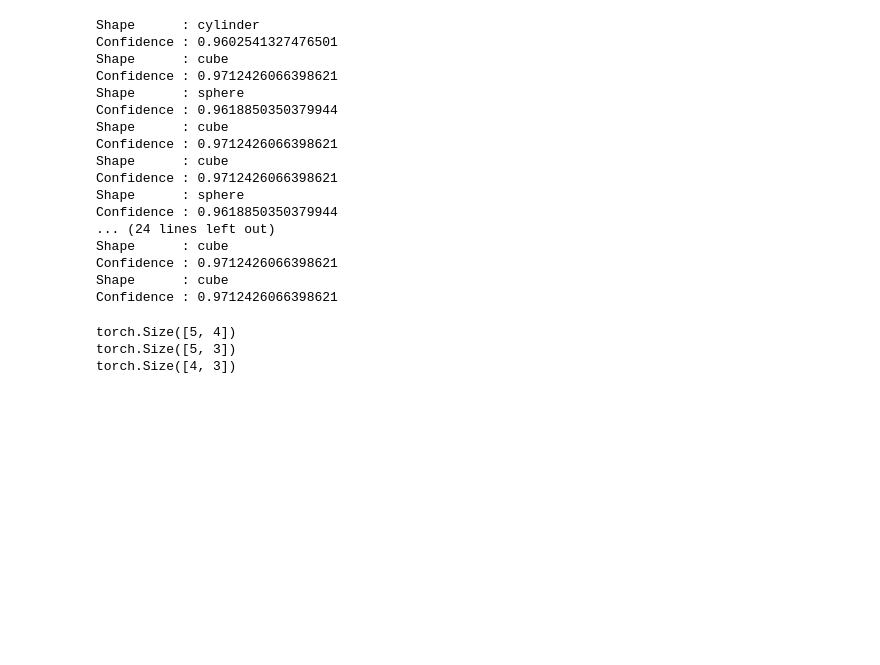
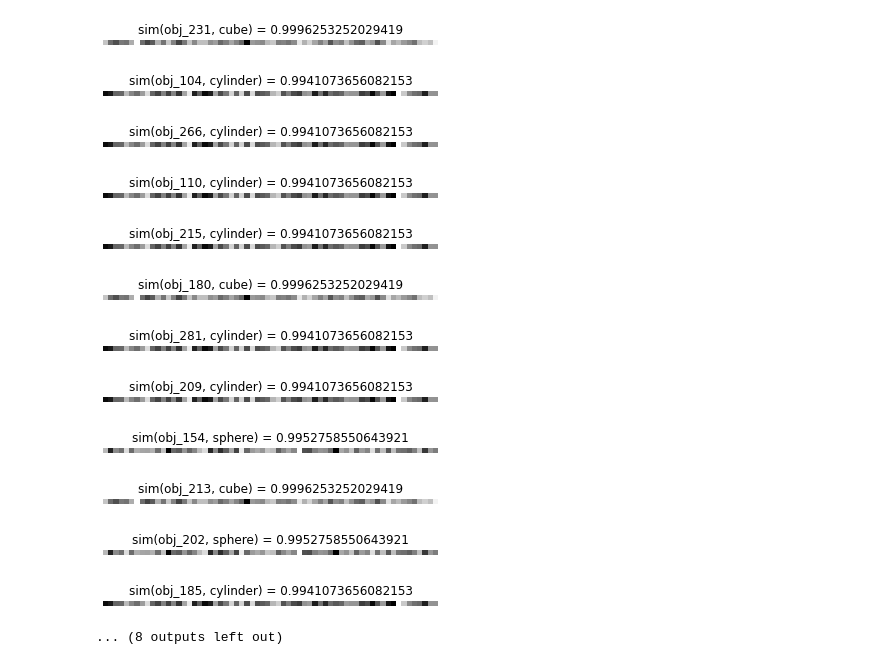
Before and after one commit to COMP6248-Reproducability-Challenge/nscl_reproducability_challenge, a Jupyter notebook: embedding.ipynb, the cells around one changed output. Saved outputs shown, nothing was run; the diff lists cells and outputs as text; code cells hidden in the pictures; blank space fills up the shorter version.

```diff
--- a/embedding.ipynb
+++ b/embedding.ipynb
@@ -152,35 +136,24 @@ for shape, concept in shape_concepts.items():
 # %%
-# Check accuracy after train
+# Check accuracy
 for i in np.random.randint(0, len(scenes), 20):
-    scene = scenes[i].unsqueeze(0)
+    scene = scenes[i]
     shape = id_to_shape[scene_labels[i]]
-    confidence = embedding_space.similarity(scene, shape)
-    print(f'Shape      : {shape}')
-    print(f'Confidence : {confidence.item()}')
+    similarity = embedding_space.similarity(scene, shape)
+    plt.figure()
+    plt.axis("off")
+    plt.title(f'sim(obj_{i}, {shape}) = {similarity.item()}')
+    plt.imshow(scene, cmap='gray')
 # %% [output]
+[figure, added]
+[figure, added]
+[figure, added]
+[figure, added]
+[figure, added]
+[figure, added]
+[figure, added]
+[figure, added]
+[figure, added]
+[figure, added]
+[figure, added]
+[figure, added]
-Shape      : cylinder
-Confidence : 0.9602541327476501
-Shape      : cube
-Confidence : 0.9712426066398621
-Shape      : sphere
-Confidence : 0.9618850350379944
-Shape      : cube
-Confidence : 0.9712426066398621
-Shape      : cube
-Confidence : 0.9712426066398621
-Shape      : sphere
-Confidence : 0.9618850350379944
-... (24 lines left out)
-Shape      : cube
-Confidence : 0.9712426066398621
-Shape      : cube
-Confidence : 0.9712426066398621
+... (8 outputs left out)
-# %%
-x = torch.ones((5,4,3))
-print(x.sum(dim=-1).shape)
-print(x.sum(dim=-2).shape)
-print(x.sum(dim=-3).shape)
-# %% [output]
-torch.Size([5, 4])
-torch.Size([5, 3])
-torch.Size([4, 3])
```
Also changed, not shown: parts of 8 cells of this notebook, 1 other file.
